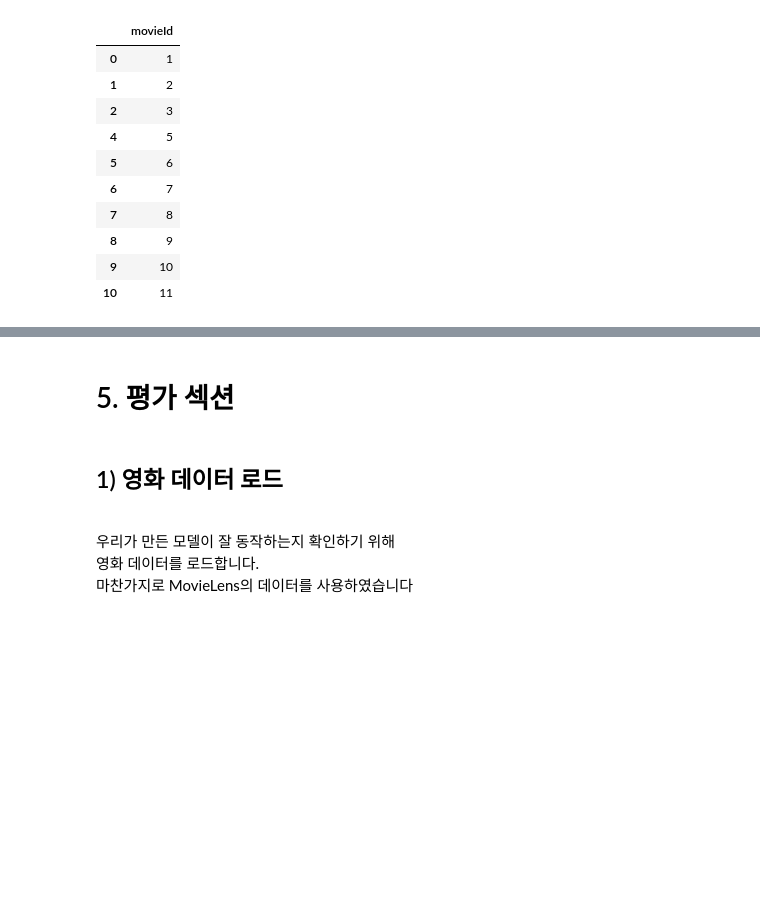
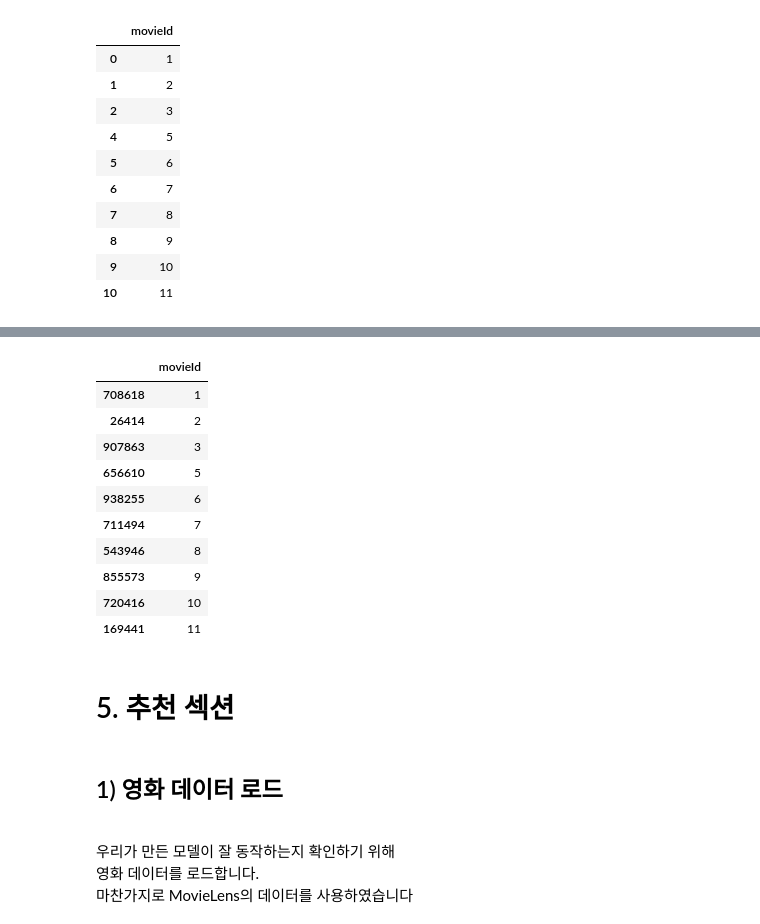
Before and after one commit to hyunwoongko/movie-recommender, a Jupyter notebook: src/word2vec_gensim/word2vec_gensim.ipynb, the cells around one changed output, grey strips where cells are left out. Saved outputs shown, nothing was run; the diff lists cells and outputs as text; code cells hidden in the pictures; blank space fills up the shorter version.

```diff
--- a/src/word2vec_gensim/word2vec_gensim.ipynb
+++ b/src/word2vec_gensim/word2vec_gensim.ipynb
@@ -215,5 +216,34 @@ over_three_df.head(10)
+# %%
+movieTag = tag_df[['movieId', 'tag']].sort_values(by=['movieId'])
+over_three_list = []
+for i in over_three_df.values:
+    over_three_list.append(i[0])
+
+semantic_df = tag_df[['movieId', 'tag']].sort_values(by=['movieId'])
+semantic_df = semantic_df[semantic_df['movieId'].isin(over_three_list)]
+semantic_df = semantic_df.drop_duplicates('movieId')
+semantic_df = semantic_df.drop('tag', axis=1)
+semantic_df  # <--- 추천에 사용할 영화 목록
+
+semantic_list = []
+for i in semantic_df.values:
+    semantic_list.append(i[0])
+
+semantic_df.head(10)
+# %% [output]
+|  | movieId |
+| 708618 | 1 |
+| 26414 | 2 |
+| 907863 | 3 |
+| 656610 | 5 |
+| 938255 | 6 |
+| 711494 | 7 |
+| 543946 | 8 |
+| 855573 | 9 |
+| 720416 | 10 |
+| 169441 | 11 |
 # %% [markdown]
-# 5. 평가 섹션
+# 5. 추천 섹션
 # %% [markdown]
 ## 1) 영화 데이터 로드
 <br>
```
Also changed, not shown: parts of 11 cells of this notebook, 4 other files.
